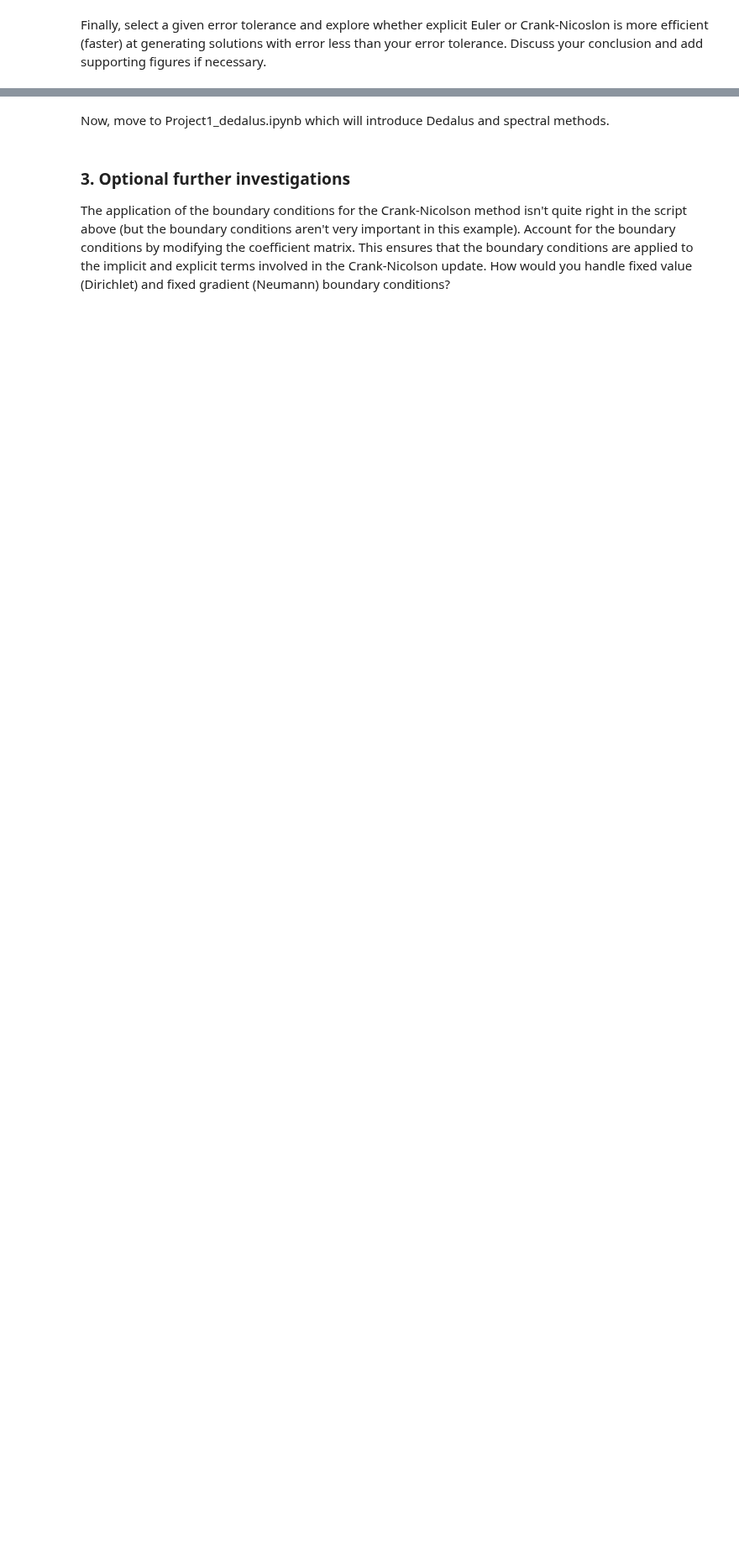
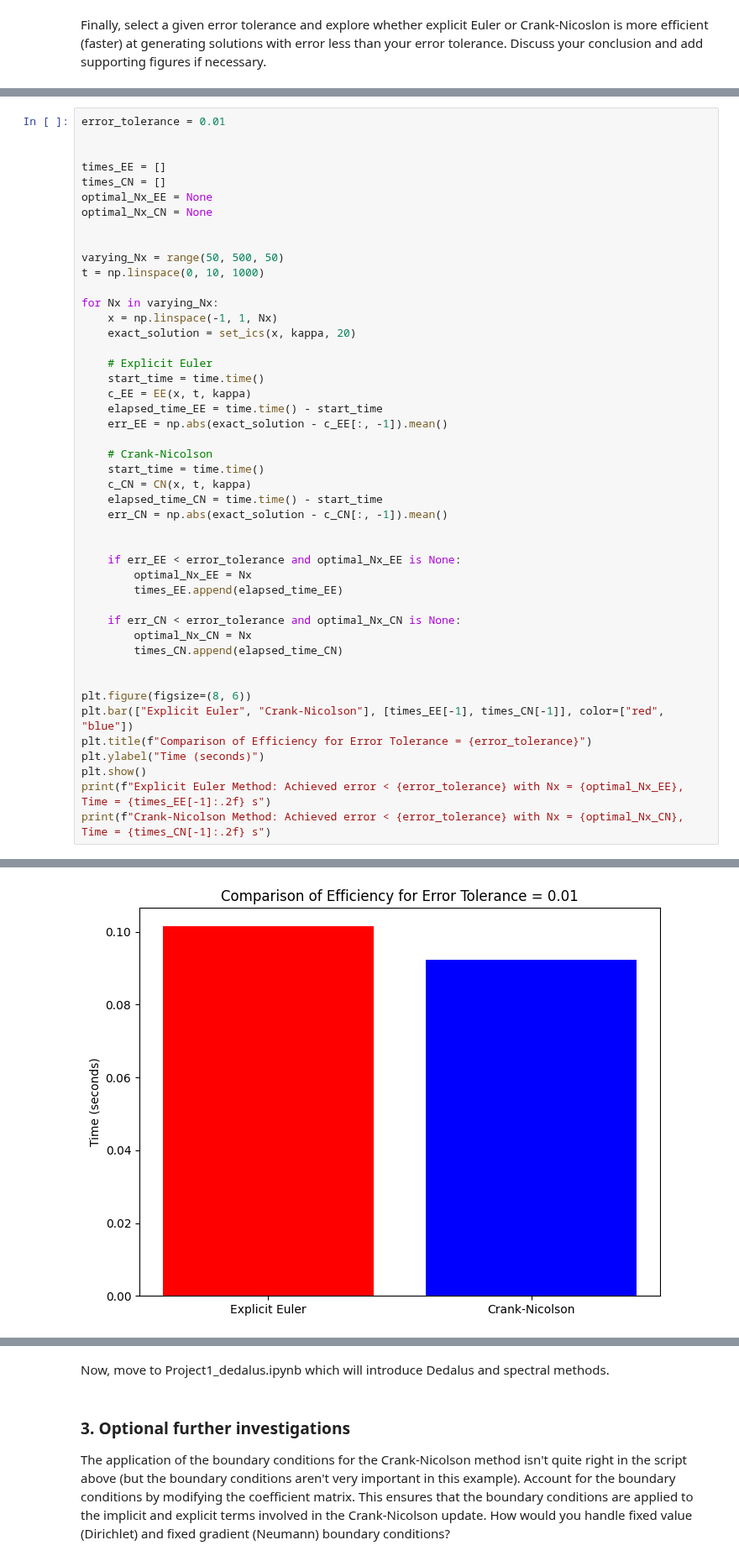
Before and after one commit to Unjin-Jang/QCES, a Jupyter notebook: Project1_numerical_methods.ipynb, the cells around one changed output, grey strips where cells are left out. Shown at 84% size. Drawn from its saved outputs; the diff is of its cells as text; blank space fills up the shorter version.

```diff
--- a/Project1_numerical_methods.ipynb
+++ b/Project1_numerical_methods.ipynb
@@ -477,0 +388,47 @@ KeyboardInterrupt:
+# %%
+error_tolerance = 0.01
+
+
+times_EE = []
+times_CN = []
+optimal_Nx_EE = None
+optimal_Nx_CN = None
+
+
+varying_Nx = range(50, 500, 50)
+t = np.linspace(0, 10, 1000)
+
+for Nx in varying_Nx:
+    x = np.linspace(-1, 1, Nx)
+    exact_solution = set_ics(x, kappa, 20)
+
+    # Explicit Euler
+    start_time = time.time()
+    c_EE = EE(x, t, kappa)
+    elapsed_time_EE = time.time() - start_time
+    err_EE = np.abs(exact_solution - c_EE[:, -1]).mean()
+
+    # Crank-Nicolson
+    start_time = time.time()
+    c_CN = CN(x, t, kappa)
+    elapsed_time_CN = time.time() - start_time
+    err_CN = np.abs(exact_solution - c_CN[:, -1]).mean()
+
+
+    if err_EE < error_tolerance and optimal_Nx_EE is None:
+        optimal_Nx_EE = Nx
+        times_EE.append(elapsed_time_EE)
+
+    if err_CN < error_tolerance and optimal_Nx_CN is None:
+        optimal_Nx_CN = Nx
+        times_CN.append(elapsed_time_CN)
+
+
+plt.figure(figsize=(8, 6))
+plt.bar(["Explicit Euler", "Crank-Nicolson"], [times_EE[-1], times_CN[-1]], color=["red", "blue"])
+plt.title(f"Comparison of Efficiency for Error Tolerance = {error_tolerance}")
+plt.ylabel("Time (seconds)")
+plt.show()
+print(f"Explicit Euler Method: Achieved error < {error_tolerance} with Nx = {optimal_Nx_EE}, Time = {times_EE[-1]:.2f} s")
+print(f"Crank-Nicolson Method: Achieved error < {error_tolerance} with Nx = {optimal_Nx_CN}, Time = {times_CN[-1]:.2f} s")
+# %% [output]
@@ -477,0 +453 @@ KeyboardInterrupt:
+[figure, added]
```
Also changed, not shown: parts of 7 cells of this notebook.
